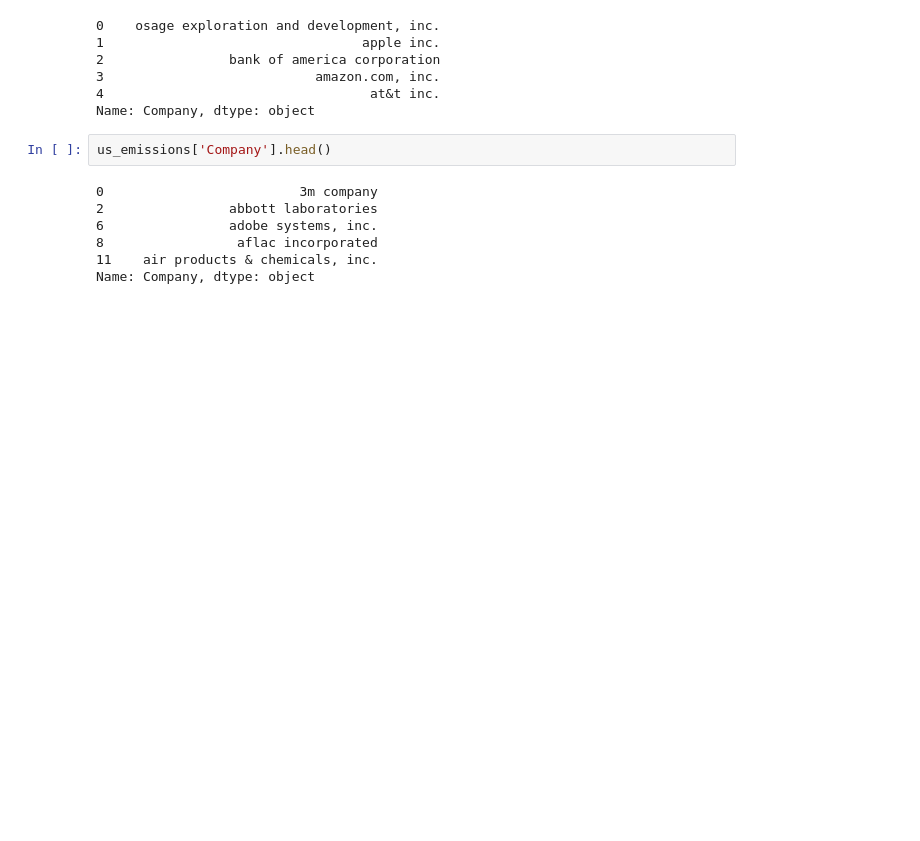
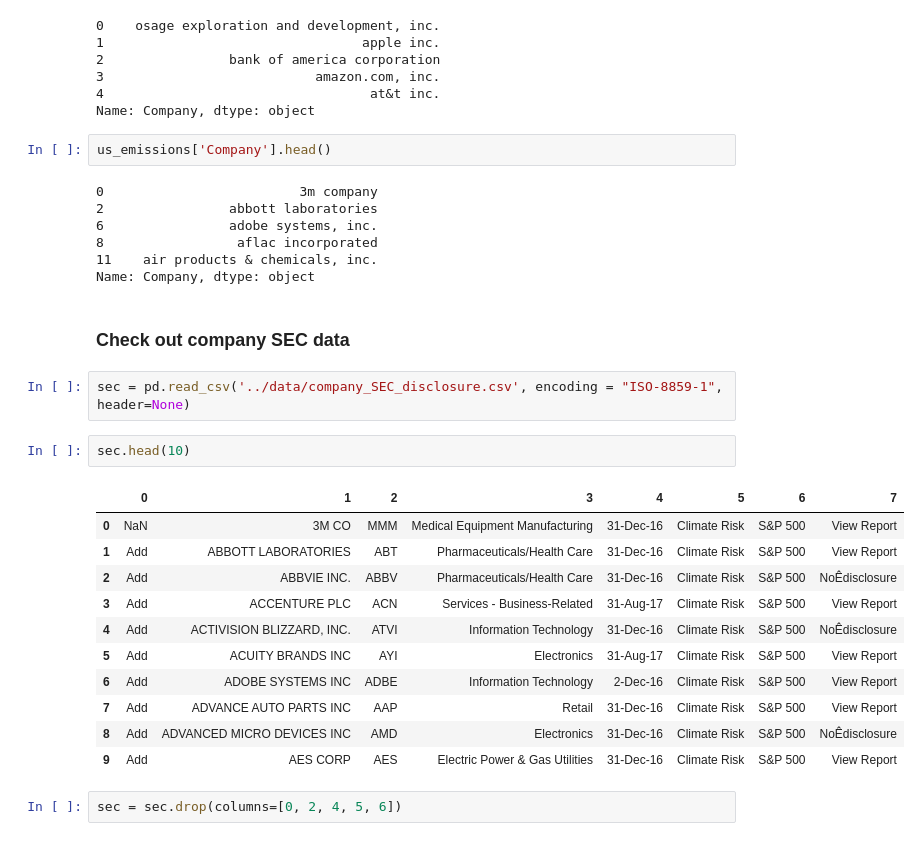
Before and after one commit to kellieotto/clean_energy_hack, a Jupyter notebook: notebooks/01-cdp_emissions_data_exploration.ipynb, the cells around one changed output. Drawn from its saved outputs; the diff is of its cells as text; blank space fills up the shorter version.

Commit message:
updated with disclosure info

```diff
--- a/notebooks/01-cdp_emissions_data_exploration.ipynb
+++ b/notebooks/01-cdp_emissions_data_exploration.ipynb
@@ -173,3 +174,23 @@ us_emissions['Company'].head()
 8                 aflac incorporated
 11    air products & chemicals, inc.
 Name: Company, dtype: object
+# %% [markdown]
+### Check out company SEC data
+# %%
+sec = pd.read_csv('../data/company_SEC_disclosure.csv', encoding = "ISO-8859-1", header=None)
+# %%
+sec.head(10)
+# %% [output]
+|  | 0 | 1 | 2 | 3 | 4 | 5 | 6 | 7 |
+| 0 | NaN | 3M CO | MMM | Medical Equipment Manufacturing | 31-Dec-16 | Climate Risk | S&P 500 | View Report |
+| 1 | Add | ABBOTT LABORATORIES | ABT | Pharmaceuticals/Health Care | 31-Dec-16 | Climate Risk | S&P 500 | View Report |
+| 2 | Add | ABBVIE INC. | ABBV | Pharmaceuticals/Health Care | 31-Dec-16 | Climate Risk | S&P 500 | NoÊdisclosure |
+| 3 | Add | ACCENTURE PLC | ACN | Services - Business-Related | 31-Aug-17 | Climate Risk | S&P 500 | View Report |
+| 4 | Add | ACTIVISION BLIZZARD, INC. | ATVI | Information Technology | 31-Dec-16 | Climate Risk | S&P 500 | NoÊdisclosure |
+| 5 | Add | ACUITY BRANDS INC | AYI | Electronics | 31-Aug-17 | Climate Risk | S&P 500 | View Report |
+| 6 | Add | ADOBE SYSTEMS INC | ADBE | Information Technology | 2-Dec-16 | Climate Risk | S&P 500 | View Report |
+| 7 | Add | ADVANCE AUTO PARTS INC | AAP | Retail | 31-Dec-16 | Climate Risk | S&P 500 | View Report |
+| 8 | Add | ADVANCED MICRO DEVICES INC | AMD | Electronics | 31-Dec-16 | Climate Risk | S&P 500 | NoÊdisclosure |
+| 9 | Add | AES CORP | AES | Electric Power & Gas Utilities | 31-Dec-16 | Climate Risk | S&P 500 | View Report |
+# %%
+sec = sec.drop(columns=[0, 2, 4, 5, 6])
```
Also changed, not shown: parts of 9 cells of this notebook, 6 other files.
